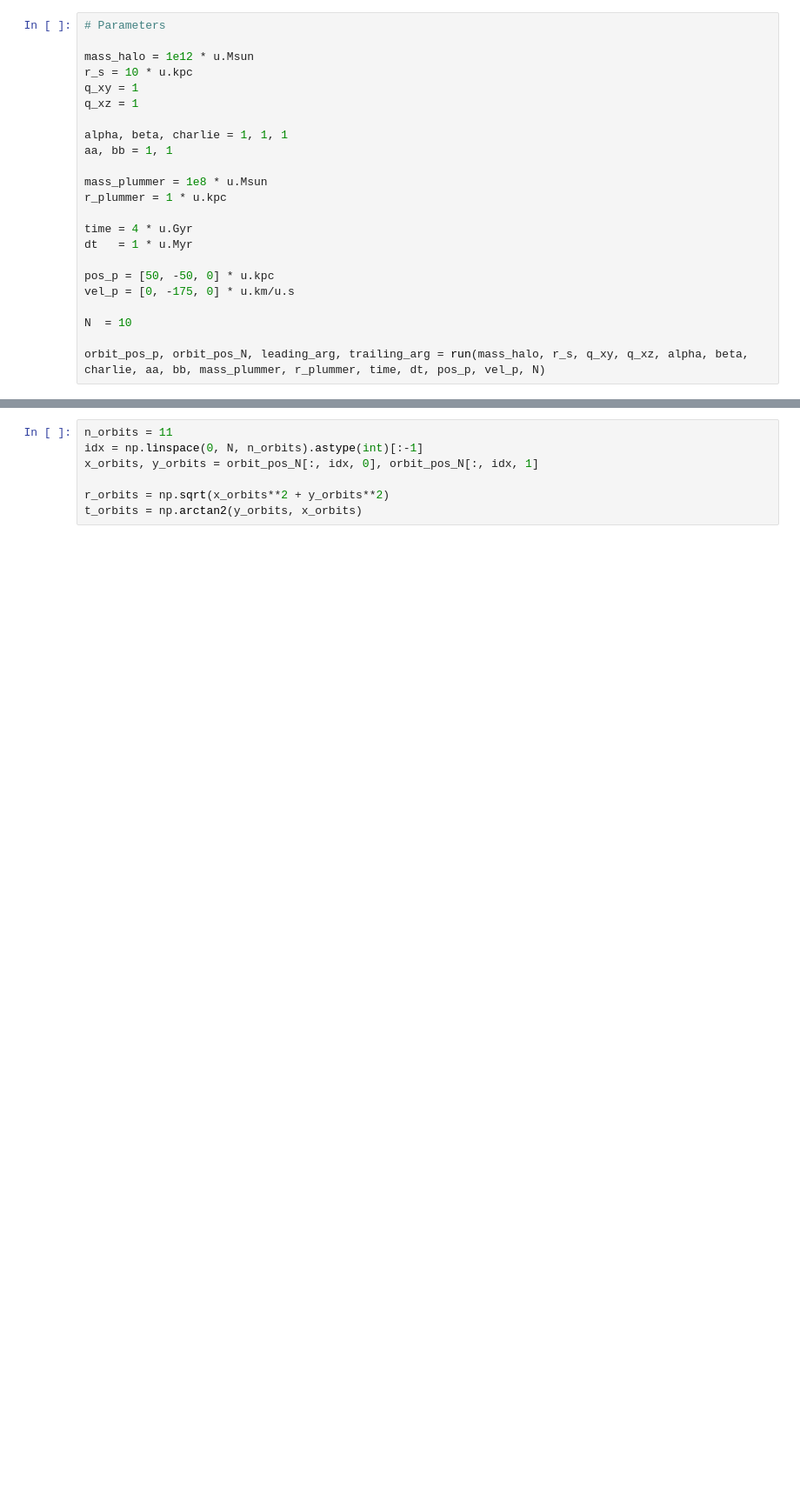
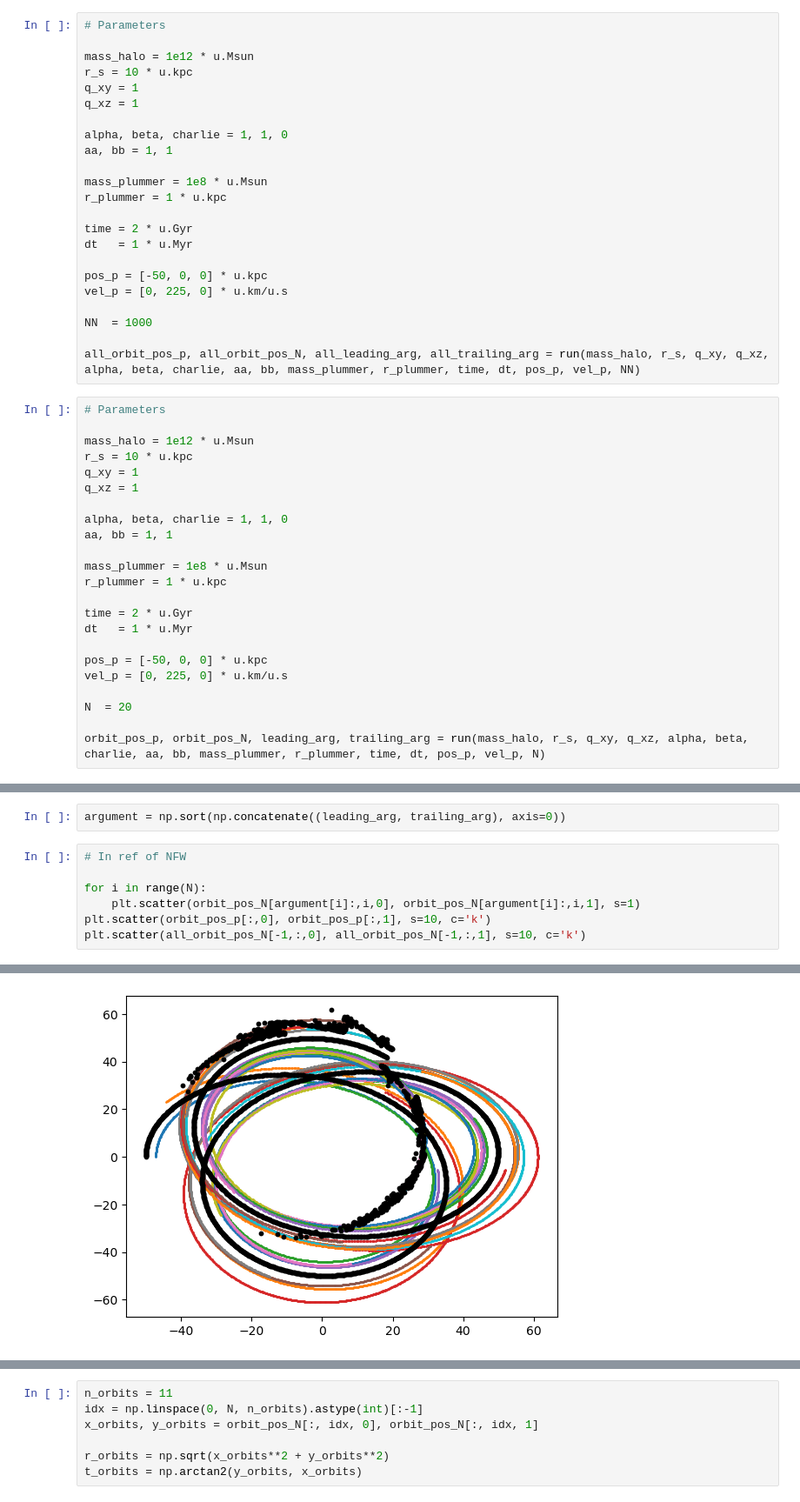
Before and after one commit to David-Chemaly/Nibaueur2023, a Jupyter notebook: Gala_stream.ipynb, the cells around one changed output, grey strips where cells are left out. Shown at 87% size. Drawn from its saved outputs; the diff is of its cells as text; blank space fills up the shorter version.

Commit message:
orbits in rotating progenitor frame

```diff
--- a/Gala_stream.ipynb
+++ b/Gala_stream.ipynb
@@ -21,6 +21,29 @@ from gala.integrate import LeapfrogIntegrator
 
 from Gala_stream import run
 from stream_track import unwrap, average_orbit
+# %%
+# Parameters
+
+mass_halo = 1e12 * u.Msun
+r_s = 10 * u.kpc
+q_xy = 1
+q_xz = 1
+
+alpha, beta, charlie = 1, 1, 0
+aa, bb = 1, 1
+
+mass_plummer = 1e8 * u.Msun
+r_plummer = 1 * u.kpc
+
+time = 2 * u.Gyr
+dt   = 1 * u.Myr
+
+pos_p = [-50, 0, 0] * u.kpc
+vel_p = [0, 225, 0] * u.km/u.s
+
+NN  = 1000
+
+all_orbit_pos_p, all_orbit_pos_N, all_leading_arg, all_trailing_arg = run(mass_halo, r_s, q_xy, q_xz, alpha, beta, charlie, aa, bb, mass_plummer, r_plummer, time, dt, pos_p, vel_p, NN)
 # %%
 # Parameters
 
@@ -29,18 +52,18 @@ r_s = 10 * u.kpc
 q_xy = 1
 q_xz = 1
 
-alpha, beta, charlie = 1, 1, 1
+alpha, beta, charlie = 1, 1, 0
 aa, bb = 1, 1
 
 mass_plummer = 1e8 * u.Msun
 r_plummer = 1 * u.kpc
 
-time = 4 * u.Gyr
+time = 2 * u.Gyr
 dt   = 1 * u.Myr
 
-pos_p = [50, -50, 0] * u.kpc
-vel_p = [0, -175, 0] * u.km/u.s
+pos_p = [-50, 0, 0] * u.kpc
+vel_p = [0, 225, 0] * u.km/u.s
 
-N  = 10
+N  = 20
 
 orbit_pos_p, orbit_pos_N, leading_arg, trailing_arg = run(mass_halo, r_s, q_xy, q_xz, alpha, beta, charlie, aa, bb, mass_plummer, r_plummer, time, dt, pos_p, vel_p, N)
@@ -51,0 +70,10 @@ plt.scatter(orbit_pos_N[-1, :, 0], orbit_pos_N[-1, :, 1], s=10)
+# %%
+argument = np.sort(np.concatenate((leading_arg, trailing_arg), axis=0))
+# %%
+# In ref of NFW
+
+for i in range(N):
+    plt.scatter(orbit_pos_N[argument[i]:,i,0], orbit_pos_N[argument[i]:,i,1], s=1)
+plt.scatter(orbit_pos_p[:,0], orbit_pos_p[:,1], s=10, c='k')
+plt.scatter(all_orbit_pos_N[-1,:,0], all_orbit_pos_N[-1,:,1], s=10, c='k')
+# %% [output]
@@ -51,0 +81 @@ plt.scatter(orbit_pos_N[-1, :, 0], orbit_pos_N[-1, :, 1], s=10)
+[figure, added]
```
Also changed, not shown: parts of 5 cells of this notebook, 3 other files.
